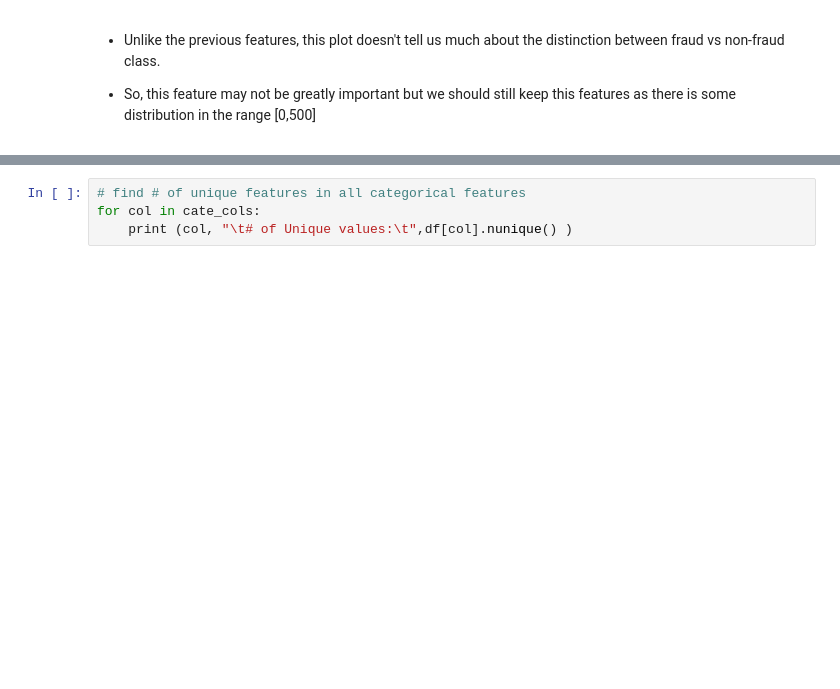
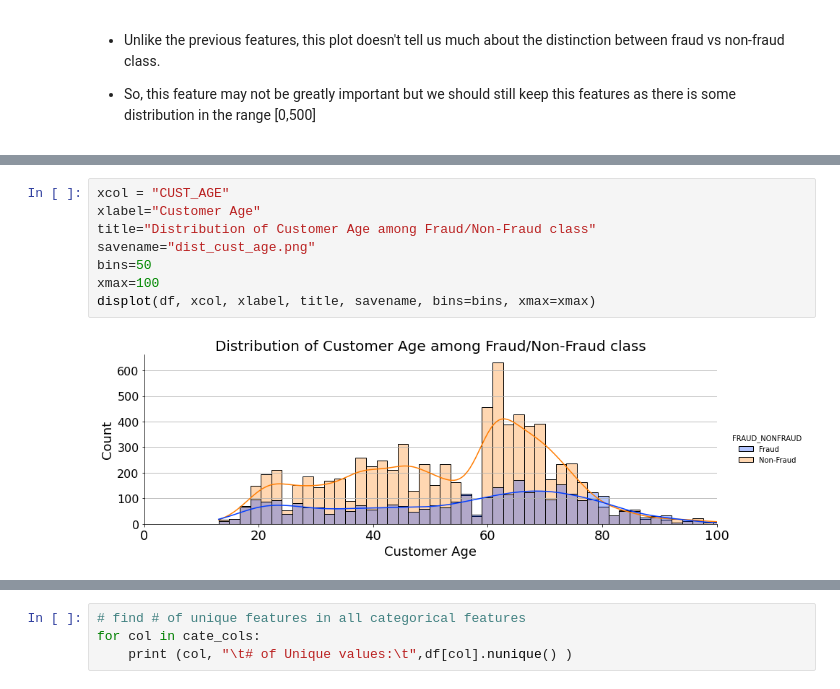
Before and after one commit to khanalg44/WellsFargoCampusChallenge2021, a Jupyter notebook: campus_analytics_challenge_wells_fargo.ipynb, the cells around one changed output, grey strips where cells are left out. Drawn from its saved outputs; the diff is of its cells as text; blank space fills up the shorter version.

```diff
--- a/campus_analytics_challenge_wells_fargo.ipynb
+++ b/campus_analytics_challenge_wells_fargo.ipynb
@@ -688,0 +395,10 @@ plt.plot(history_dnn.history['val_loss'])
+# %%
+xcol = "CUST_AGE"
+xlabel="Customer Age"
+title="Distribution of Customer Age among Fraud/Non-Fraud class"
+savename="dist_cust_age.png"
+bins=50
+xmax=100
+displot(df, xcol, xlabel, title, savename, bins=bins, xmax=xmax)
+# %% [output]
+[figure, added]
```
Also changed, not shown: parts of 89 cells of this notebook, 25 other files.
